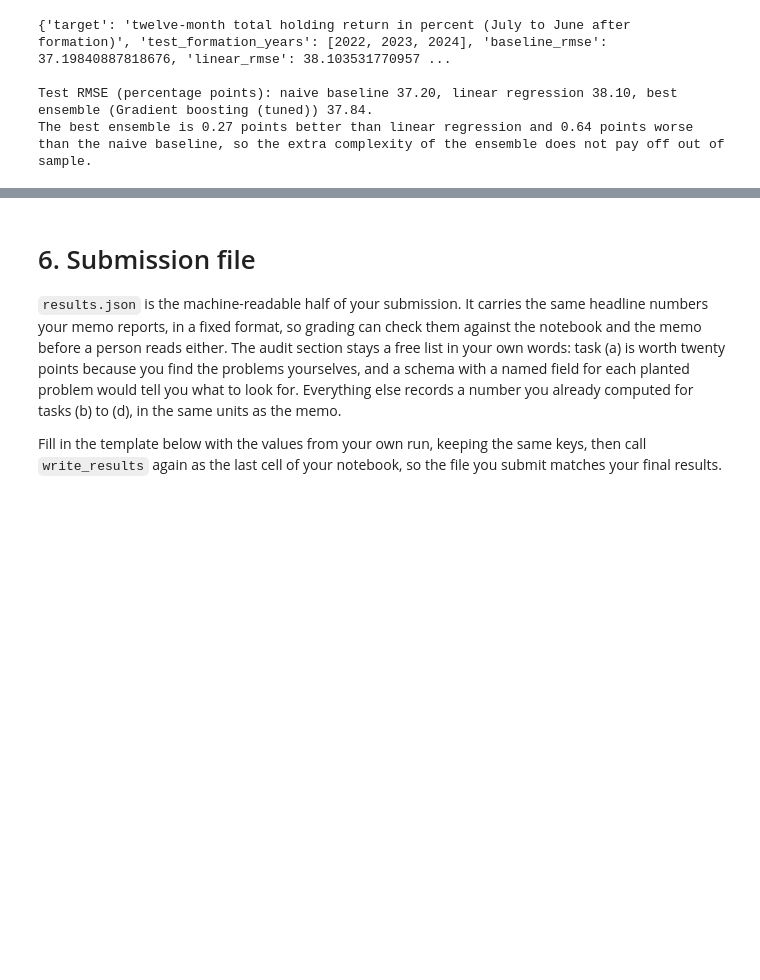
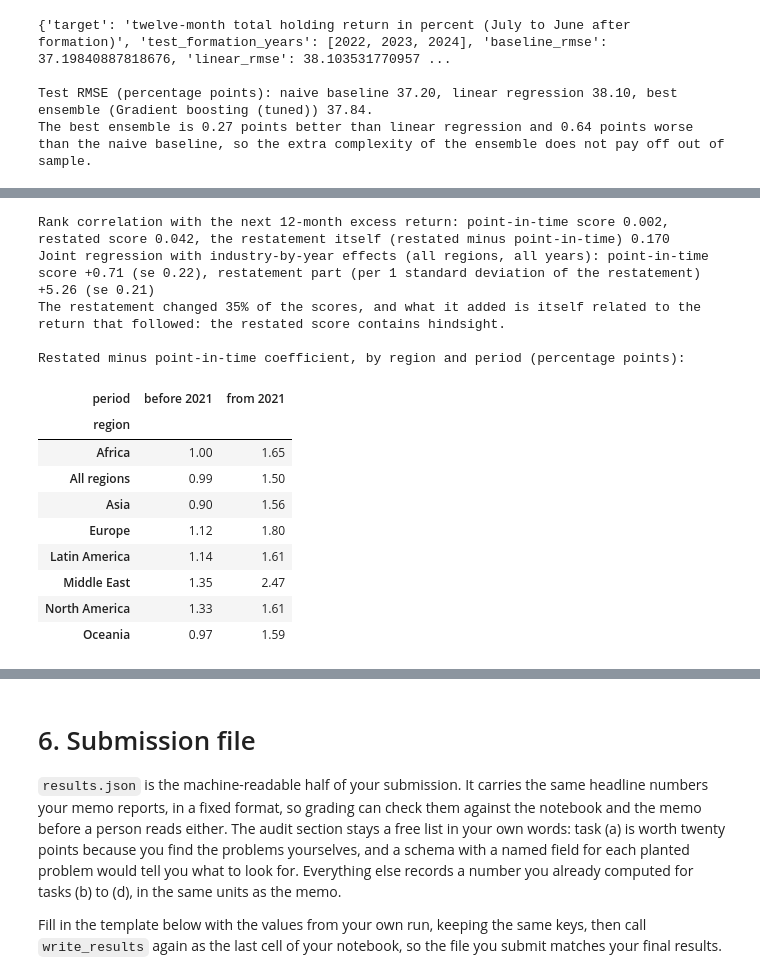
Before and after one commit to FBE5d5wqfds/EAIF-, a Jupyter notebook: group_project_AS2026/notebook/Group_Work_AS_2026_solution.ipynb, the cells around one changed output, grey strips where cells are left out. Cells and saved outputs as stored; diff of their text form; code cells hidden in the pictures; blank space fills up the shorter version.

```diff
--- a/group_project_AS2026/notebook/Group_Work_AS_2026_solution.ipynb
+++ b/group_project_AS2026/notebook/Group_Work_AS_2026_solution.ipynb
@@ -945,0 +1114,31 @@ The best ensemble is 0.27 points better than linear regression and 0.64 points w
+# %%
+# ---- (c) Step 4: why do the restated scores give different estimates? ----
+assert "est" in globals(), "Run the cells above first (Runtime > Run all)."
+est["dz"] = est["z_rest"] - est["z_pit"]            # what the restatement added to the standardised score
+est["dz_std"] = est["dz"] / est["dz"].std()          # the same, in standard deviations of the restatement itself
+print(f"Rank correlation with the next 12-month excess return: point-in-time score {rank_corr(est['z_pit'], est['Hold_Excess_Pct']):.3f}, "
+      f"restated score {rank_corr(est['z_rest'], est['Hold_Excess_Pct']):.3f}, the restatement itself (restated minus point-in-time) {rank_corr(est['dz'], est['Hold_Excess_Pct']):.3f}")
+both = smf.ols("Hold_Excess_Pct ~ z_pit + dz_std + C(ind_year)", data=est).fit(cov_type="cluster", cov_kwds={"groups": pd.factorize(est["Company_ID"])[0]})
+print(f"Joint regression with industry-by-year effects (all regions, all years): point-in-time score {both.params['z_pit']:+.2f} (se {both.bse['z_pit']:.2f}), "
+      f"restatement part (per 1 standard deviation of the restatement) {both.params['dz_std']:+.2f} (se {both.bse['dz_std']:.2f})")
+print(f"The restatement changed {((est['Env_restated'] - est['Environmental_Score']).abs() > 0.01).mean():.0%} of the scores, and what it added is itself related to the return that followed: the restated score contains hindsight.")
+diff = (est_table[est_table["version"] == "restated"].set_index(["region", "period"])["coef"]
+        - est_table[est_table["version"] == "point-in-time"].set_index(["region", "period"])["coef"]).unstack()[PERIODS]
+print("\nRestated minus point-in-time coefficient, by region and period (percentage points):")
+display(diff.round(2))
+# %% [output]
+Rank correlation with the next 12-month excess return: point-in-time score 0.002, restated score 0.042, the restatement itself (restated minus point-in-time) 0.170
+Joint regression with industry-by-year effects (all regions, all years): point-in-time score +0.71 (se 0.22), restatement part (per 1 standard deviation of the restatement) +5.26 (se 0.21)
+The restatement changed 35% of the scores, and what it added is itself related to the return that followed: the restated score contains hindsight.
+
+Restated minus point-in-time coefficient, by region and period (percentage points):
+| period | before 2021 | from 2021 |
+| region |  |  |
+| Africa | 1.00 | 1.65 |
+| All regions | 0.99 | 1.50 |
+| Asia | 0.90 | 1.56 |
+| Europe | 1.12 | 1.80 |
+| Latin America | 1.14 | 1.61 |
+| Middle East | 1.35 | 2.47 |
+| North America | 1.33 | 1.61 |
+| Oceania | 0.97 | 1.59 |
```
Also changed, not shown: parts of 21 cells of this notebook.
